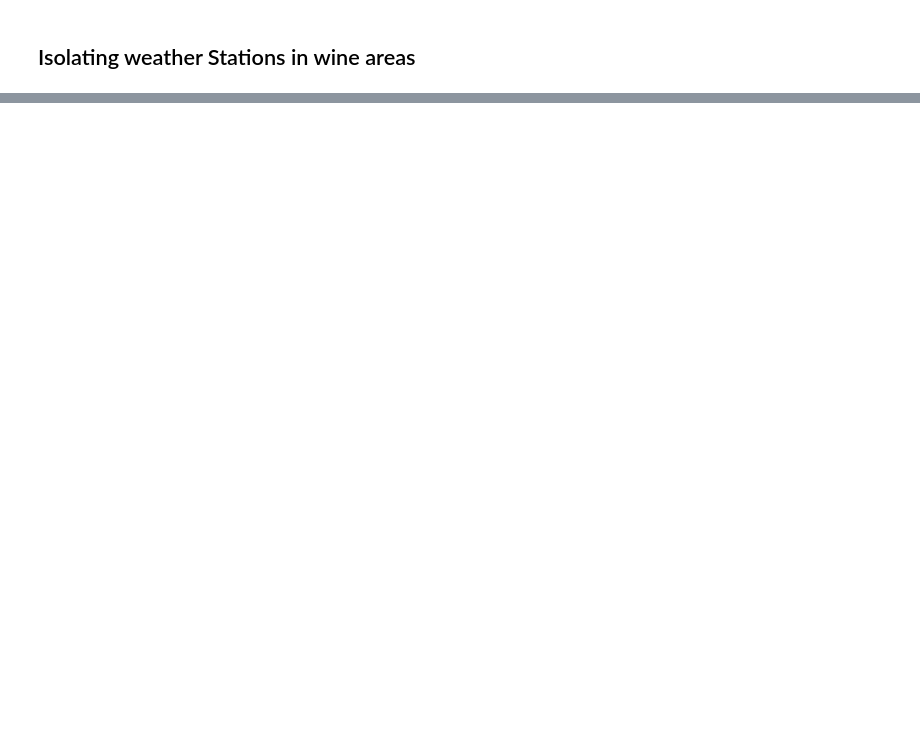
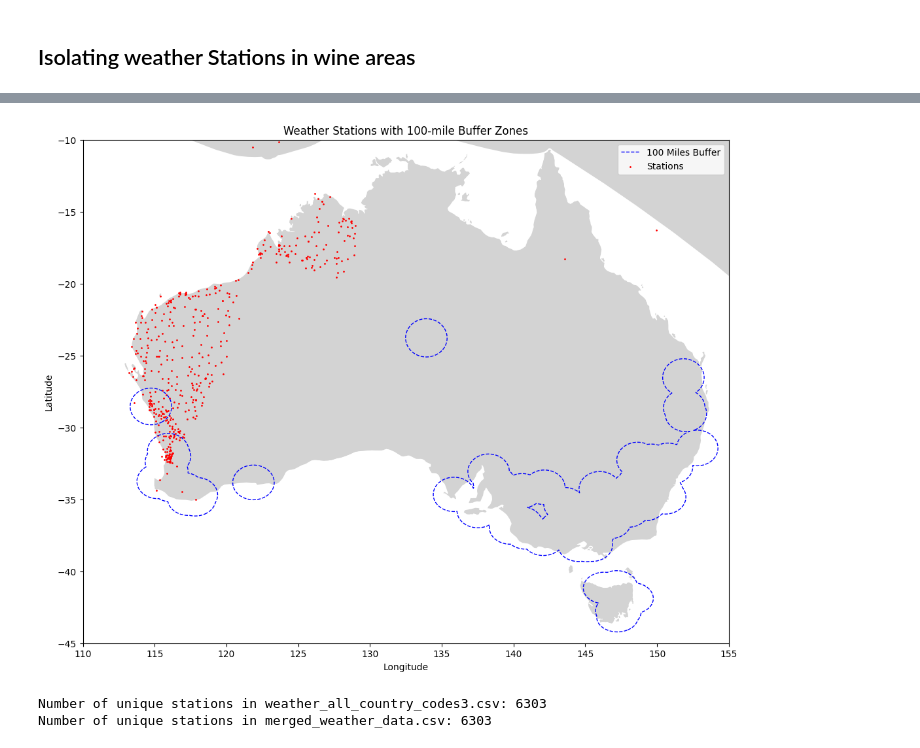
Before and after one commit to omomadcat/Viticulture, a Jupyter notebook: FindingStationsinWineRegions.ipynb, the cells around one changed output, grey strips where cells are left out. Saved outputs shown, nothing was run; the diff lists cells and outputs as text; code cells hidden in the pictures; blank space fills up the shorter version.

```diff
--- a/FindingStationsinWineRegions.ipynb
+++ b/FindingStationsinWineRegions.ipynb
@@ -119,0 +250,62 @@ KeyboardInterrupt:
+# %%
+# Remove duplicate points based on latitude and longitude
+#merged_df = merged_df.drop_duplicates(subset=['station'])
+
+
+
+# Create a GeoDataFrame
+geometry = [Point(xy) for xy in zip(merged_df['longitude'], merged_df['latitude'])]
+gdf = gpd.GeoDataFrame(merged_df, geometry=geometry)
+
+# Set the CRS to WGS84 (EPSG:4326)
+gdf.set_crs(epsg=4326, inplace=True)
+
+world_shapefile_path = 'Resources/Shapefiles/ne_50m_geography_regions_polys.shp'
+world = gpd.read_file(world_shapefile_path)
+
+# Plot the world map, buffer, and stations within the buffer
+fig, ax = plt.subplots(1, 1, figsize=(15, 10))
+world.plot(ax=ax, color='lightgray')
+shape_buffer_geo.boundary.plot(ax=ax, color='blue', linewidth=1, linestyle='--', label='100 Miles Buffer')
+
+# Plot the stations
+gdf.plot(ax=ax, color='red', markersize=1, label='Stations')
+
+
+# Set the limits to zoom in on Australia
+ax.set_xlim(110, 155)
+ax.set_ylim(-45, -10)
+
+# Add legend and title
+plt.legend()
+plt.title('Weather Stations with 100-mile Buffer Zones')
+
+plt.xlabel('Longitude')
+plt.ylabel('Latitude')
+plt.show()
+# %% [output]
+[figure, added]
+# %%
+import pandas as pd
+
+# Load the weather_all_country_codes3.csv file
+weather_file_path = 'Resources/weather_all_country_codes3.csv'
+weather_df = pd.read_csv(weather_file_path)
+
+# Load the merged_weather_data.csv file
+merged_file_path = 'Resources/merged_weather_data.csv'
+merged_df = pd.read_csv(merged_file_path)
+
+# Ensure the station identifiers are consistent (e.g., remove 'GHCND:' prefix if necessary)
+weather_df['station'] = weather_df['station'].str.replace('GHCND:', '')
+merged_df['station'] = merged_df['station'].str.replace('GHCND:', '')
+
+# Calculate the number of unique station IDs in each file
+unique_stations_weather = weather_df['station'].nunique()
+unique_stations_merged = merged_df['station'].nunique()
+
+print(f"Number of unique stations in weather_all_country_codes3.csv: {unique_stations_weather}")
+print(f"Number of unique stations in merged_weather_data.csv: {unique_stations_merged}")
+# %% [output]
+Number of unique stations in weather_all_country_codes3.csv: 6303
+Number of unique stations in merged_weather_data.csv: 6303
```
Also changed, not shown: parts of 10 cells of this notebook, 7 other files.
